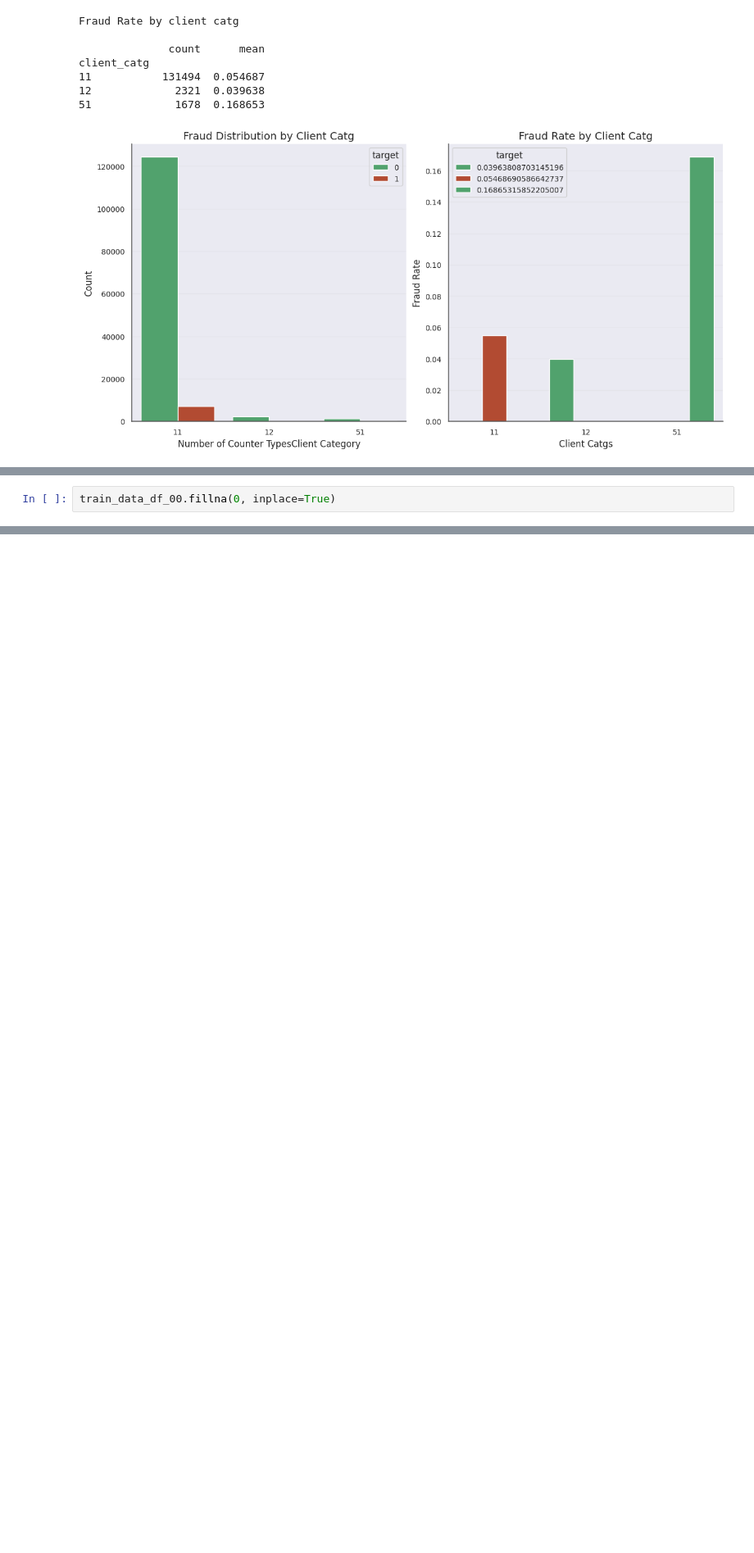
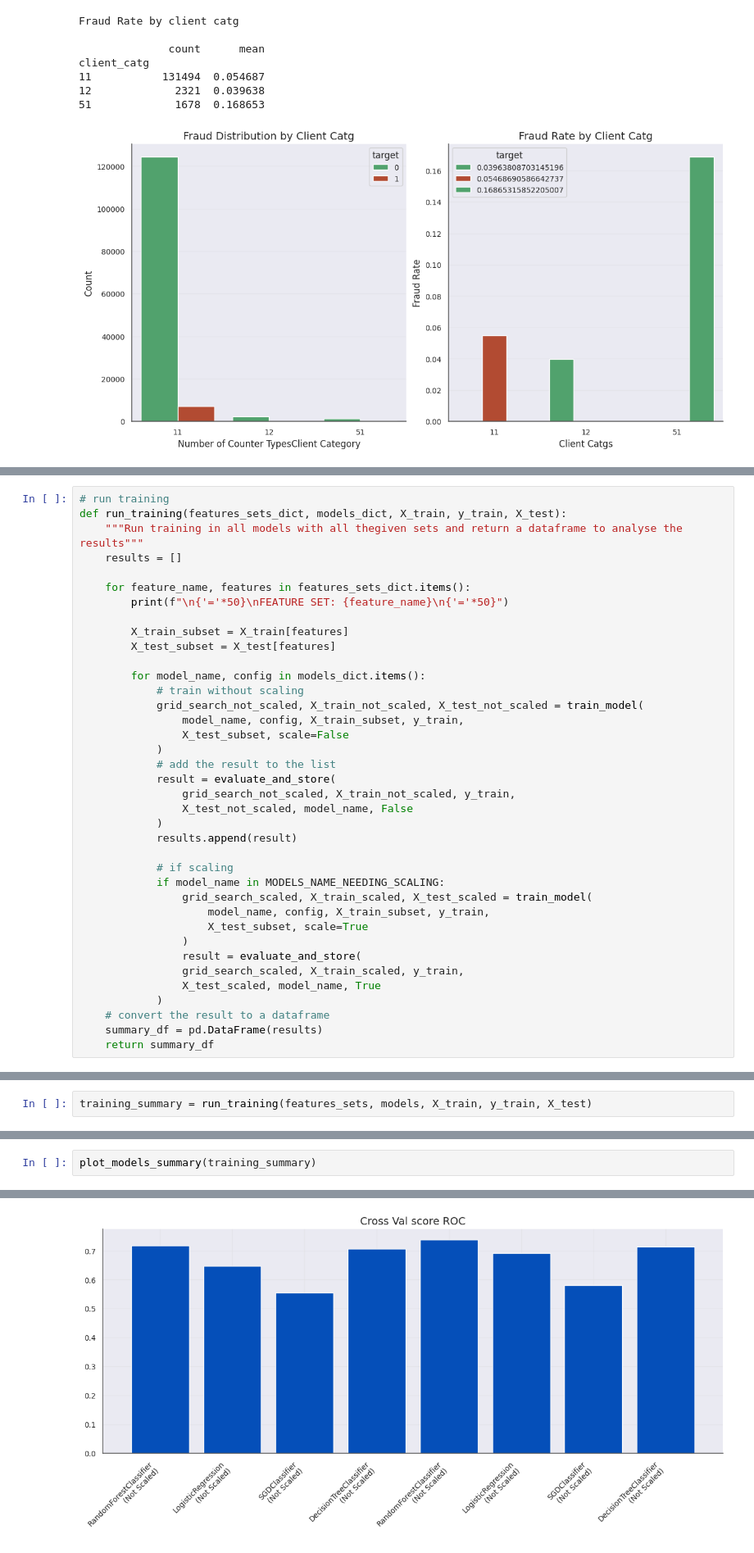
Before and after one commit to Rackkoun/ds-ml-project, a Jupyter notebook: notebooks/ml_challenge_fraud_detection_rackkoun.ipynb, the cells around one changed output, grey strips where cells are left out. Shown at 82% size. Cells and saved outputs as stored; diff of their text form; blank space fills up the shorter version.

```diff
--- a/notebooks/ml_challenge_fraud_detection_rackkoun.ipynb
+++ b/notebooks/ml_challenge_fraud_detection_rackkoun.ipynb
@@ -1207,2 +1023,0 @@ train_data_df_00 = make_a_copy(train_data_df)
-# %%
-train_data_df_00.fillna(0, inplace=True)
@@ -1208,0 +1218,38 @@ train_data_df_00.fillna(0, inplace=True)
+# %%
+# run training
+def run_training(features_sets_dict, models_dict, X_train, y_train, X_test):
+    """Run training in all models with all thegiven sets and return a dataframe to analyse the results"""
+    results = []
+
+    for feature_name, features in features_sets_dict.items():
+        print(f"\n{'='*50}\nFEATURE SET: {feature_name}\n{'='*50}")
+
+        X_train_subset = X_train[features]
+        X_test_subset = X_test[features]
+
+        for model_name, config in models_dict.items():
+            # train without scaling
+            grid_search_not_scaled, X_train_not_scaled, X_test_not_scaled = train_model(
+                model_name, config, X_train_subset, y_train,
+                X_test_subset, scale=False
+            )
+            # add the result to the list
+            result = evaluate_and_store(
+                grid_search_not_scaled, X_train_not_scaled, y_train,
+                X_test_not_scaled, model_name, False
+            )
+            results.append(result)
+
+            # if scaling
+            if model_name in MODELS_NAME_NEEDING_SCALING:
+                grid_search_scaled, X_train_scaled, X_test_scaled = train_model(
+                    model_name, config, X_train_subset, y_train,
+                    X_test_subset, scale=True
+                )
+                result = evaluate_and_store(
+                grid_search_scaled, X_train_scaled, y_train,
+                X_test_scaled, model_name, True
+            )
+    # convert the result to a dataframe
+    summary_df = pd.DataFrame(results)
+    return summary_df
@@ -1208,0 +1351,2 @@ train_data_df_00.fillna(0, inplace=True)
+# %%
+training_summary = run_training(features_sets, models, X_train, y_train, X_test)
@@ -1208,0 +1389,3 @@ train_data_df_00.fillna(0, inplace=True)
+# %%
+plot_models_summary(training_summary)
+# %% [output]
@@ -1208,0 +1395 @@ train_data_df_00.fillna(0, inplace=True)
+[figure, added]
```
Also changed, not shown: parts of 62 cells of this notebook, 1 other file.
